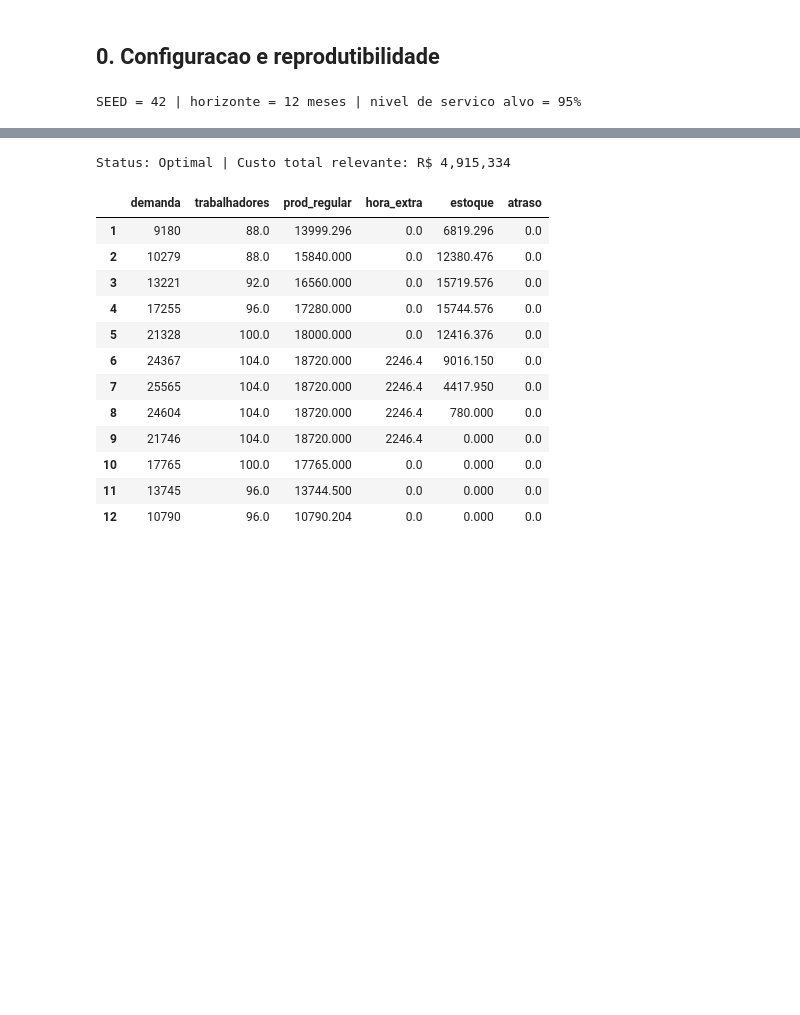
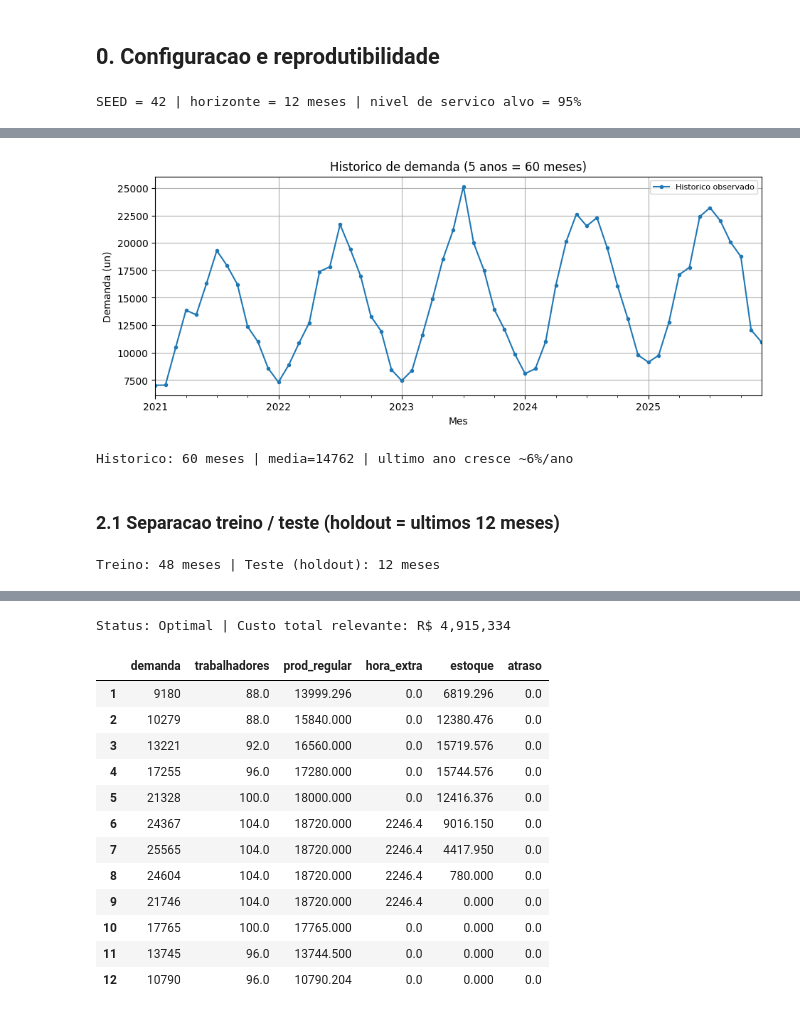
Before and after one commit to tiagondim-cpu/projeto-final-pcp, a Jupyter notebook: notebooks/projeto_pcp.ipynb, the cells around one changed output, grey strips where cells are left out. Drawn from its saved outputs; the diff is of its cells as text; code cells hidden in the pictures; blank space fills up the shorter version.

```diff
--- a/notebooks/projeto_pcp.ipynb
+++ b/notebooks/projeto_pcp.ipynb
@@ -101,0 +98,35 @@ Baseline ingenuo; a Fase 2 traz Holt-Winters/SARIMA e a escolha formal do modelo
+# %%
+ANOS_HIST = 5
+hist = serie_historica(anos_hist=ANOS_HIST, rng=get_rng())
+idx = pd.period_range('2021-01', periods=len(hist), freq='M')
+serie = pd.Series(hist, index=idx, name='demanda')
+
+fig, ax = plt.subplots(figsize=(11, 4))
+serie.plot(ax=ax, marker='.', label='Historico observado')
+ax.set(xlabel='Mes', ylabel='Demanda (un)',
+       title=f'Historico de demanda ({ANOS_HIST} anos = {len(hist)} meses)')
+ax.legend(fontsize=8)
+plt.show()
+print(f'Historico: {len(hist)} meses | media={serie.mean():.0f} | '
+      f'ultimo ano cresce ~{DEMANDA["tendencia_ano"]:.0%}/ano')
+# %% [output]
+[figure, added]
+Historico: 60 meses | media=14762 | ultimo ano cresce ~6%/ano
+# %% [markdown]
+### 2.1 Separacao treino / teste (holdout = ultimos 12 meses)
+# %%
+h = HORIZONTE_MESES  # holdout = 1 ciclo sazonal
+train, test = serie.iloc[:-h], serie.iloc[-h:]
+
+def mape(y_true, y_pred):
+    y_true, y_pred = np.asarray(y_true), np.asarray(y_pred)
+    return float(np.mean(np.abs((y_true - y_pred) / y_true)) * 100)
+
+def metrics(y_true, y_pred):
+    return {'MAE': mean_absolute_error(y_true, y_pred),
+            'RMSE': root_mean_squared_error(y_true, y_pred),
+            'MAPE(%)': mape(y_true, y_pred)}
+
+print(f'Treino: {len(train)} meses | Teste (holdout): {len(test)} meses')
+# %% [output]
+Treino: 48 meses | Teste (holdout): 12 meses
```
Also changed, not shown: parts of 16 cells of this notebook, 2 other files.
